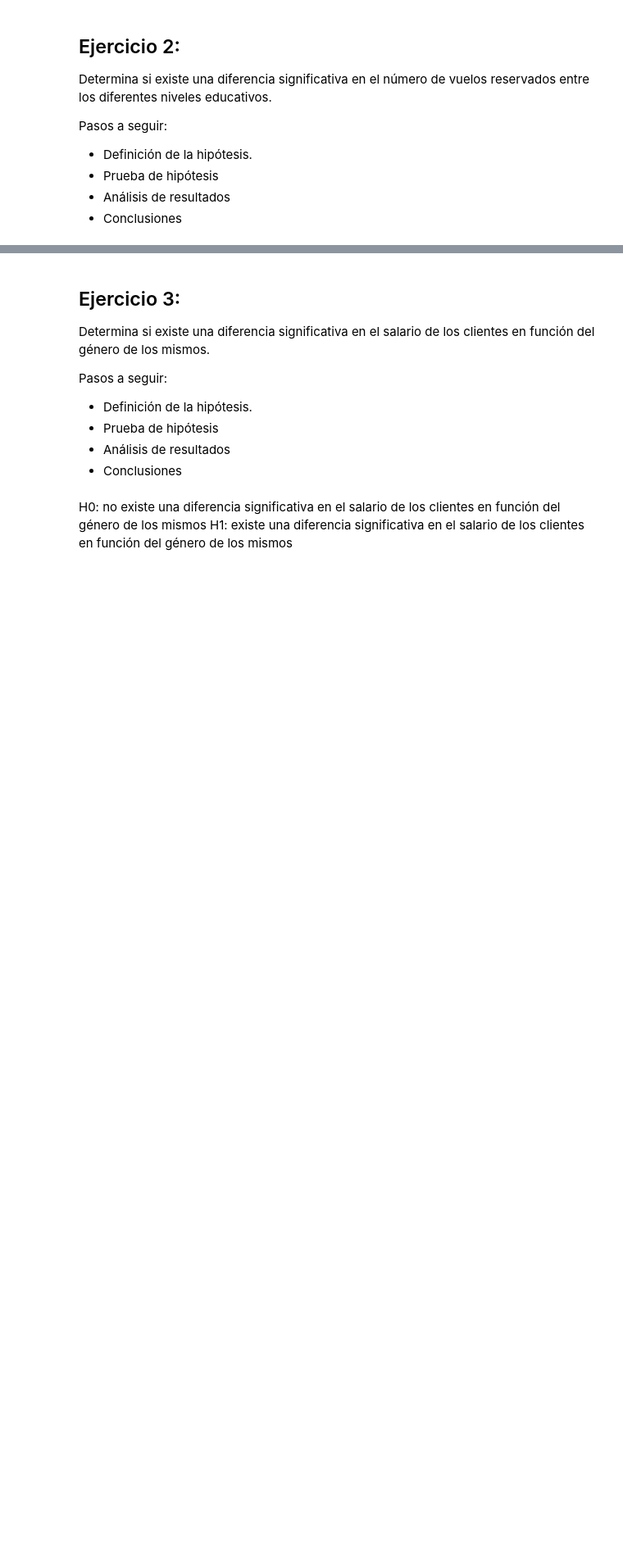
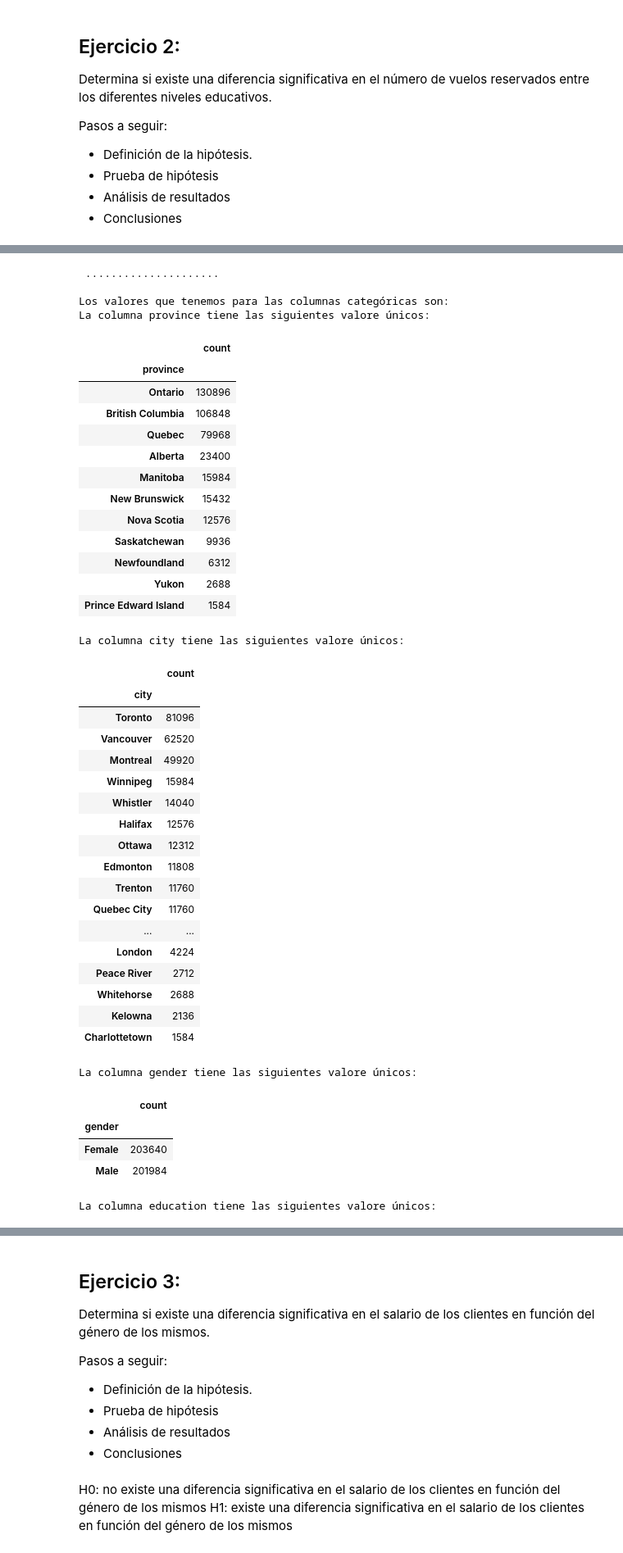
Before and after one commit to ngcarvajall/LAB_AB_no_parametrico, a Jupyter notebook: laboratorio-modulo6-leccion04-1-ab-testing-no-param.ipynb, the cells around one changed output, grey strips where cells are left out. Shown at 82% size. Drawn from its saved outputs; the diff is of its cells as text; code cells hidden in the pictures; blank space fills up the shorter version.

```diff
--- a/laboratorio-modulo6-leccion04-1-ab-testing-no-param.ipynb
+++ b/laboratorio-modulo6-leccion04-1-ab-testing-no-param.ipynb
@@ -170,0 +230,2 @@ H1: existe una diferencia significativa en el número de vuelos reservados entre
+# %%
+df['salary'] =  df['salary'].apply(lambda x: abs(x) if x < 0 else x) # tenemos aqui la forma de reconvertir los alarios negativos a positivos
@@ -170,0 +236,3 @@ H1: existe una diferencia significativa en el número de vuelos reservados entre
+# %%
+s.exploracion_dataframe(df, 'education')
+# %% [output]
@@ -170,0 +270,42 @@ H1: existe una diferencia significativa en el número de vuelos reservados entre
+ .....................
+
+Los valores que tenemos para las columnas categóricas son:
+La columna province tiene las siguientes valore únicos:
+|  | count |
+| province |  |
+| Ontario | 130896 |
+| British Columbia | 106848 |
+| Quebec | 79968 |
+| Alberta | 23400 |
+| Manitoba | 15984 |
+| New Brunswick | 15432 |
+| Nova Scotia | 12576 |
+| Saskatchewan | 9936 |
+| Newfoundland | 6312 |
+| Yukon | 2688 |
+| Prince Edward Island | 1584 |
+La columna city tiene las siguientes valore únicos:
+|  | count |
+| city |  |
+| Toronto | 81096 |
+| Vancouver | 62520 |
+| Montreal | 49920 |
+| Winnipeg | 15984 |
+| Whistler | 14040 |
+| Halifax | 12576 |
+| Ottawa | 12312 |
+| Edmonton | 11808 |
+| Trenton | 11760 |
+| Quebec City | 11760 |
+| ... | ... |
+| London | 4224 |
+| Peace River | 2712 |
+| Whitehorse | 2688 |
+| Kelowna | 2136 |
+| Charlottetown | 1584 |
+La columna gender tiene las siguientes valore únicos:
+|  | count |
+| gender |  |
+| Female | 203640 |
+| Male | 201984 |
+La columna education tiene las siguientes valore únicos:
```
Also changed, not shown: parts of 19 cells of this notebook, 1 other file.
